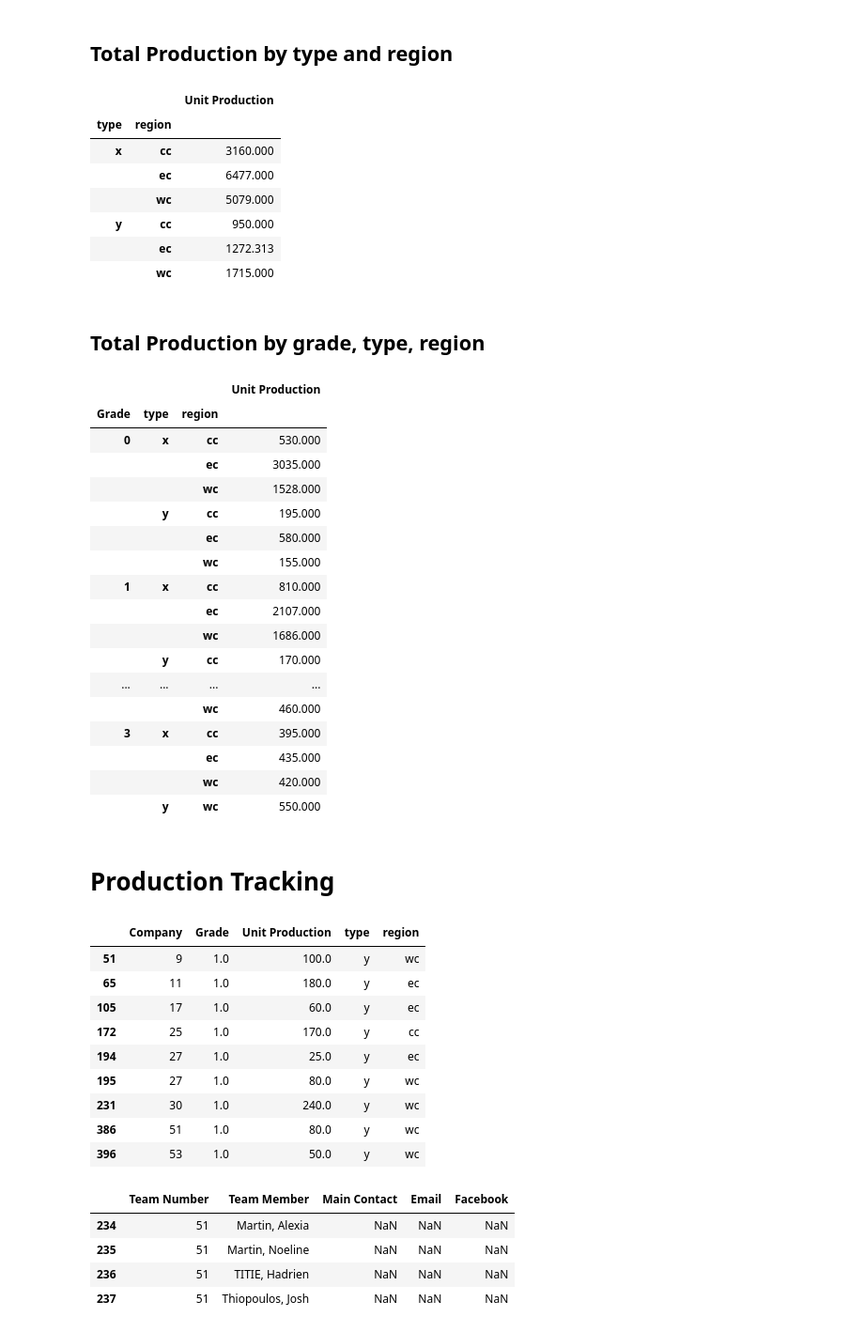
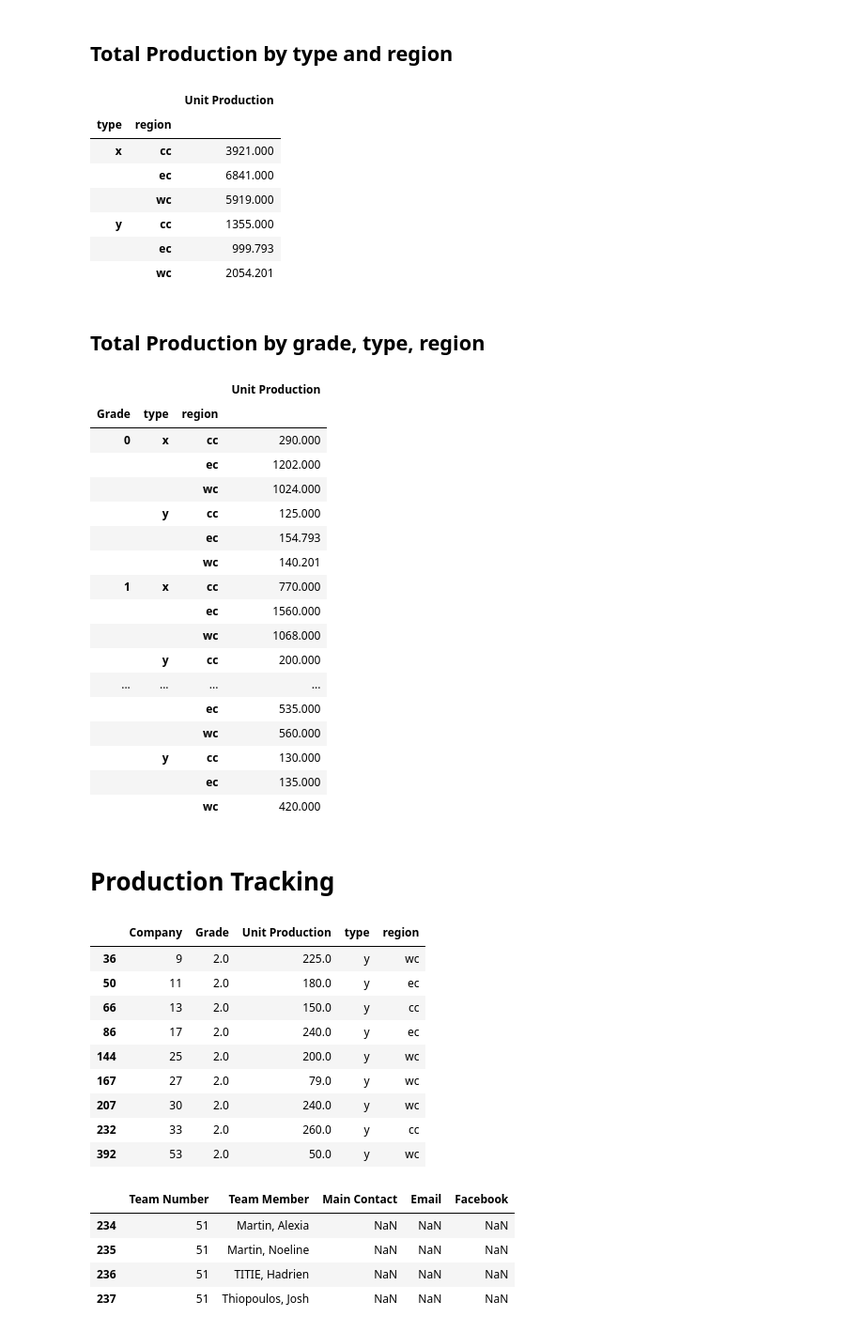
Before and after one commit to jacklau04/intopia2019, a Jupyter notebook: production_report.ipynb, the cells around one changed output. Shown at 94% size. Drawn from its saved outputs; the diff is of its cells as text; code cells hidden in the pictures.

Commit message:
new period

```diff
--- a/production_report.ipynb
+++ b/production_report.ipynb
@@ -8,7 +8,7 @@ import pandas as pd
 from intopia_analysis import *
 # %%
 df_contact = pd.read_csv('Intopia - Contact List - Sheet1.csv')
-df_production = get_production_data('phase2/period6/')
+df_production = get_production_data('phase2/period7/')
 # %% [markdown]
 ## Total Production by grade and type
 # %%
@@ -31,12 +33,12 @@ pd.DataFrame(df_production.groupby(['type', 'region'])['Unit Production'].sum())
 # %% [output]
 |  |  | Unit Production |
 | type | region |  |
-| x | cc | 3160.000 |
-|  | ec | 6477.000 |
-|  | wc | 5079.000 |
-| y | cc | 950.000 |
-|  | ec | 1272.313 |
-|  | wc | 1715.000 |
+| x | cc | 3921.000 |
+|  | ec | 6841.000 |
+|  | wc | 5919.000 |
+| y | cc | 1355.000 |
+|  | ec | 999.793 |
+|  | wc | 2054.201 |
 # %% [markdown]
 ## Total Production by grade, type, region
 # %%
@@ -44,38 +46,38 @@ pd.DataFrame(df_production.groupby(['Grade','type', 'region'])['Unit Production'
 # %% [output]
 |  |  |  | Unit Production |
 | Grade | type | region |  |
-| 0 | x | cc | 530.000 |
-|  |  | ec | 3035.000 |
-|  |  | wc | 1528.000 |
-|  | y | cc | 195.000 |
-|  |  | ec | 580.000 |
-|  |  | wc | 155.000 |
-| 1 | x | cc | 810.000 |
-|  |  | ec | 2107.000 |
-|  |  | wc | 1686.000 |
-|  | y | cc | 170.000 |
+| 0 | x | cc | 290.000 |
+|  |  | ec | 1202.000 |
+|  |  | wc | 1024.000 |
+|  | y | cc | 125.000 |
+|  |  | ec | 154.793 |
+|  |  | wc | 140.201 |
+| 1 | x | cc | 770.000 |
+|  |  | ec | 1560.000 |
+|  |  | wc | 1068.000 |
+|  | y | cc | 200.000 |
 | ... | ... | ... | ... |
-|  |  | wc | 460.000 |
-| 3 | x | cc | 395.000 |
-|  |  | ec | 435.000 |
+|  |  | ec | 535.000 |
+|  |  | wc | 560.000 |
+|  | y | cc | 130.000 |
+|  |  | ec | 135.000 |
 |  |  | wc | 420.000 |
-|  | y | wc | 550.000 |
 # %% [markdown]
 # Production Tracking
 # %%
-df_team_production = production_tracking(df_contact, df_production, 'y', 1) #<-- change the x and y, and grade
+df_team_production = production_tracking(df_contact, df_production, 'y', 2) #<-- change the x and y, and grade
 df_team_production
 # %% [output]
 |  | Company | Grade | Unit Production | type | region |
-| 51 | 9 | 1.0 | 100.0 | y | wc |
-| 65 | 11 | 1.0 | 180.0 | y | ec |
-| 105 | 17 | 1.0 | 60.0 | y | ec |
-| 172 | 25 | 1.0 | 170.0 | y | cc |
-| 194 | 27 | 1.0 | 25.0 | y | ec |
-| 195 | 27 | 1.0 | 80.0 | y | wc |
-| 231 | 30 | 1.0 | 240.0 | y | wc |
-| 386 | 51 | 1.0 | 80.0 | y | wc |
-| 396 | 53 | 1.0 | 50.0 | y | wc |
+| 36 | 9 | 2.0 | 225.0 | y | wc |
+| 50 | 11 | 2.0 | 180.0 | y | ec |
+| 66 | 13 | 2.0 | 150.0 | y | cc |
+| 86 | 17 | 2.0 | 240.0 | y | ec |
+| 144 | 25 | 2.0 | 200.0 | y | wc |
+| 167 | 27 | 2.0 | 79.0 | y | wc |
+| 207 | 30 | 2.0 | 240.0 | y | wc |
+| 232 | 33 | 2.0 | 260.0 | y | cc |
+| 392 | 53 | 2.0 | 50.0 | y | wc |
 # %%
 ###Team Tracker
 team_tracker(df_contact, 51)
```
Also changed, not shown: parts of 1 cell of this notebook, 33 other files.
